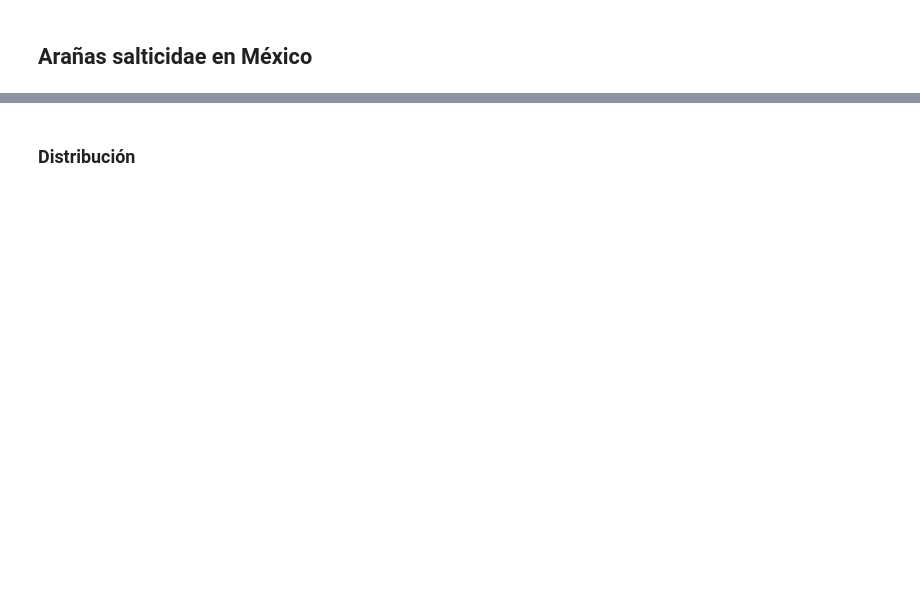
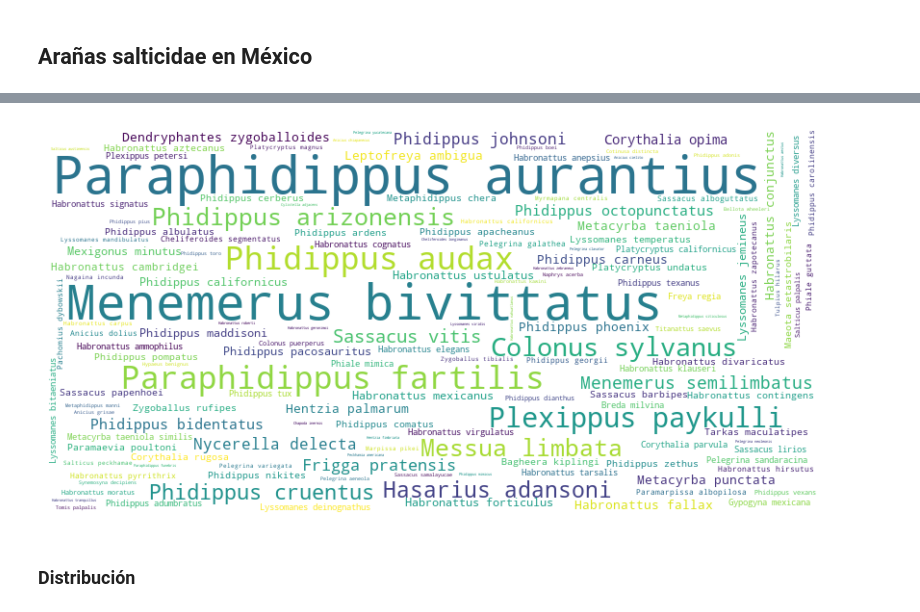
Before and after one commit to cordoba-a/jumping_spider_salticidae, a Jupyter notebook: notebooks/salticidae_mexico_conabio.ipynb, the cells around one changed output, grey strips where cells are left out. Saved outputs shown, nothing was run; the diff lists cells and outputs as text; code cells hidden in the pictures; blank space fills up the shorter version.

```diff
--- a/notebooks/salticidae_mexico_conabio.ipynb
+++ b/notebooks/salticidae_mexico_conabio.ipynb
@@ -89,3 +124,3 @@ print(f"Cantidad de especies únicas en México: {especies_unicas}")
 # %%
-especies_unicas_df = generos_mas_comunes['especievalida'].value_counts()
-especies_unicas_df.head(10)
+especies_df = generos_mas_comunes['especievalida'].value_counts()
+especies_df.head(10)
@@ -92,12 +140,14 @@ especies_unicas_df.head(10)
 # %%
 # word cloud
 # generar el texto a partir de especiesvalido
-wordcloud = WordCloud(width=800, height=400, background_color='white').generate_from_frequencies(especies_unicas_df)
+wordcloud = WordCloud(width=800, height=400, background_color='white').generate_from_frequencies(especies_df)
 
 # mostrar la imagen de la nube de palabras
 plt.figure(figsize=(10, 5))
 plt.imshow(wordcloud, interpolation='bilinear')
 plt.axis('off')  # ocultar los ejes
 plt.show()
+# %% [output]
+[figure, added]
 # %% [markdown]
 ### Distribución
```
Also changed, not shown: parts of 11 cells of this notebook, 4 other files.
